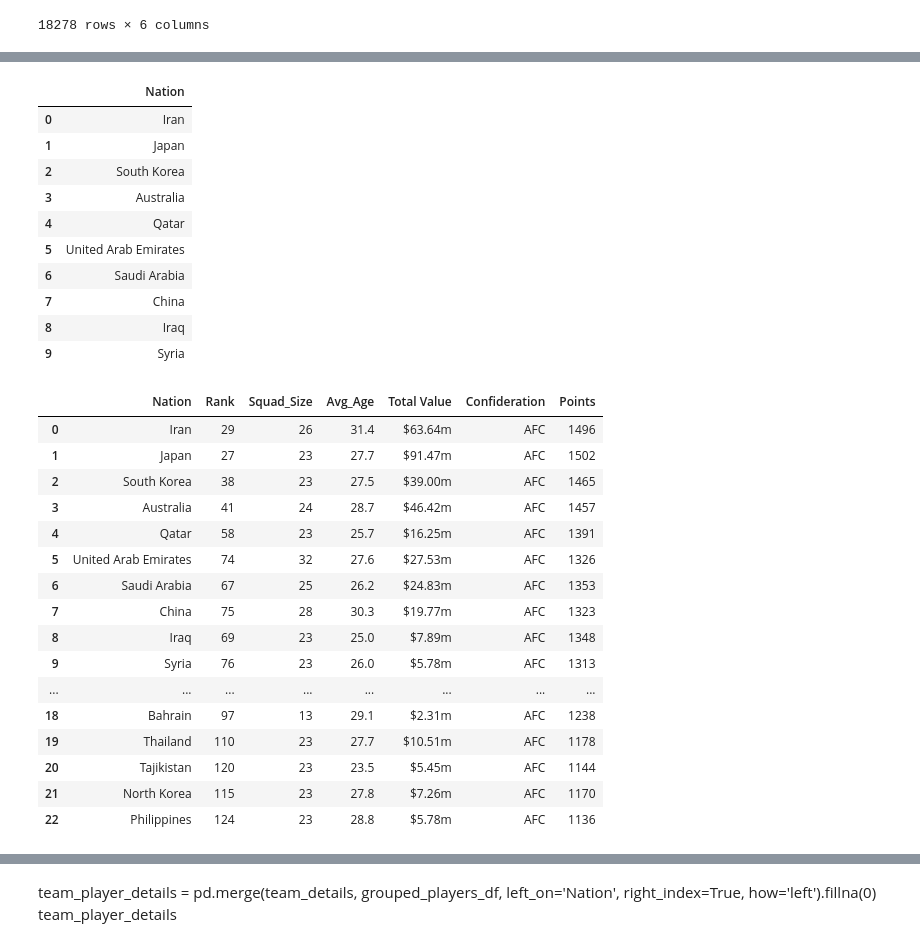
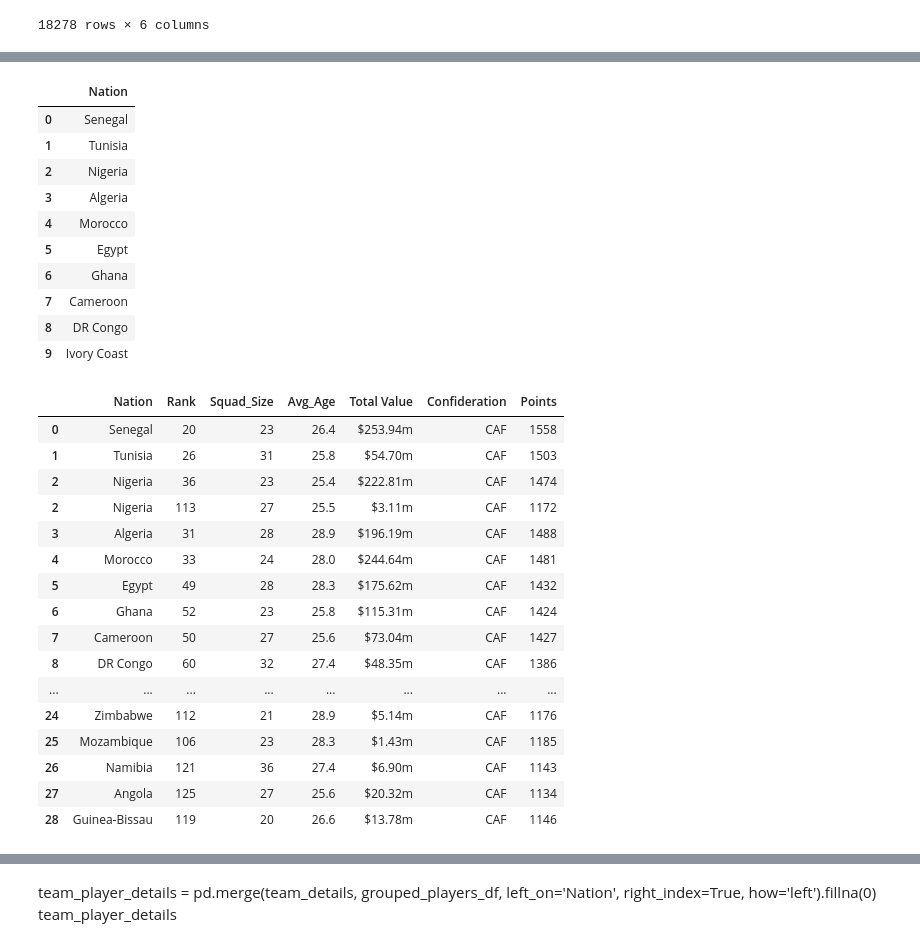
Before and after one commit to rajat3Illinois/2021_Spring_finals, a Jupyter notebook: WorldCupTeamPredictor.ipynb, the cells around one changed output, grey strips where cells are left out. Saved outputs shown, nothing was run; the diff lists cells and outputs as text; code cells hidden in the pictures.

```diff
--- a/WorldCupTeamPredictor.ipynb
+++ b/WorldCupTeamPredictor.ipynb
@@ -92,10 +162,10 @@ final_grouped_players_df
 # Merge_data_frame= data_frame.set_index('Nation')
 # Merge_data_frame
 # %%
-#AFC_teams = pd.read_csv("AFC.csv")
-#AFC_teams.head(10)
-Asia_Teams = pd.read_csv("Asia.csv")
-Asia_Teams.head(10)
+AFC_teams = pd.read_csv("AFC.csv")
+AFC_teams.head(10)
+#Asia_Teams = pd.read_csv("Asia.csv")
+#Asia_Teams.head(10)
 #North_America_teams = pd.read_csv("North_America.csv")
 #North_America_teams
 #South_America_teams = pd.read_csv("South_America.csv")
@@ -106,43 +176,44 @@ Asia_Teams.head(10)
 #UEFA_Teams
 # %% [output]
 |  | Nation |
-| 0 | Iran |
-| 1 | Japan |
-| 2 | South Korea |
-| 3 | Australia |
-| 4 | Qatar |
-| 5 | United Arab Emirates |
-| 6 | Saudi Arabia |
-| 7 | China |
-| 8 | Iraq |
-| 9 | Syria |
+| 0 | Senegal |
+| 1 | Tunisia |
+| 2 | Nigeria |
+| 3 | Algeria |
+| 4 | Morocco |
+| 5 | Egypt |
+| 6 | Ghana |
+| 7 | Cameroon |
+| 8 | DR Congo |
+| 9 | Ivory Coast |
 # %%
 #AFC_teams.dtypes
 # %%
-team_details = pd.merge(Asia_Teams, data_frame, left_on='Nation', right_index =True ,how='left')
+team_details = pd.merge(AFC_teams, data_frame, left_on='Nation', right_index =True ,how='left')
+#team_details = pd.merge(Asia_Teams, data_frame, left_on='Nation', right_index =True ,how='left')
 #team_details = pd.merge(North_America_teams, data_frame, left_on='Nation', right_index=True, how='left')
 #team_details = pd.merge(South_America_teams, data_frame, left_on='Nation', right_index=True, how='left')
 #team_details = pd.merge(Oceania_Teams, data_frame, left_on='Nation', right_index=True, how='left')
 #team_details = pd.merge(UEFA_Teams, data_frame, left_on='Nation', right_index=True, how='left')
 team_details
 # %% [output]
 |  | Nation | Rank | Squad_Size | Avg_Age | Total Value | Confideration | Points |
-| 0 | Iran | 29 | 26 | 31.4 | $63.64m | AFC | 1496 |
-| 1 | Japan | 27 | 23 | 27.7 | $91.47m | AFC | 1502 |
-| 2 | South Korea | 38 | 23 | 27.5 | $39.00m | AFC | 1465 |
-| 3 | Australia | 41 | 24 | 28.7 | $46.42m | AFC | 1457 |
-| 4 | Qatar | 58 | 23 | 25.7 | $16.25m | AFC | 1391 |
-| 5 | United Arab Emirates | 74 | 32 | 27.6 | $27.53m | AFC | 1326 |
-| 6 | Saudi Arabia | 67 | 25 | 26.2 | $24.83m | AFC | 1353 |
-| 7 | China | 75 | 28 | 30.3 | $19.77m | AFC | 1323 |
-| 8 | Iraq | 69 | 23 | 25.0 | $7.89m | AFC | 1348 |
-| 9 | Syria | 76 | 23 | 26.0 | $5.78m | AFC | 1313 |
+| 0 | Senegal | 20 | 23 | 26.4 | $253.94m | CAF | 1558 |
+| 1 | Tunisia | 26 | 31 | 25.8 | $54.70m | CAF | 1503 |
+| 2 | Nigeria | 36 | 23 | 25.4 | $222.81m | CAF | 1474 |
+| 2 | Nigeria | 113 | 27 | 25.5 | $3.11m | CAF | 1172 |
+| 3 | Algeria | 31 | 28 | 28.9 | $196.19m | CAF | 1488 |
+| 4 | Morocco | 33 | 24 | 28.0 | $244.64m | CAF | 1481 |
+| 5 | Egypt | 49 | 28 | 28.3 | $175.62m | CAF | 1432 |
+| 6 | Ghana | 52 | 23 | 25.8 | $115.31m | CAF | 1424 |
+| 7 | Cameroon | 50 | 27 | 25.6 | $73.04m | CAF | 1427 |
+| 8 | DR Congo | 60 | 32 | 27.4 | $48.35m | CAF | 1386 |
 | ... | ... | ... | ... | ... | ... | ... | ... |
-| 18 | Bahrain | 97 | 13 | 29.1 | $2.31m | AFC | 1238 |
-| 19 | Thailand | 110 | 23 | 27.7 | $10.51m | AFC | 1178 |
-| 20 | Tajikistan | 120 | 23 | 23.5 | $5.45m | AFC | 1144 |
-| 21 | North Korea | 115 | 23 | 27.8 | $7.26m | AFC | 1170 |
-| 22 | Philippines | 124 | 23 | 28.8 | $5.78m | AFC | 1136 |
+| 24 | Zimbabwe | 112 | 21 | 28.9 | $5.14m | CAF | 1176 |
+| 25 | Mozambique | 106 | 23 | 28.3 | $1.43m | CAF | 1185 |
+| 26 | Namibia | 121 | 36 | 27.4 | $6.90m | CAF | 1143 |
+| 27 | Angola | 125 | 27 | 25.6 | $20.32m | CAF | 1134 |
+| 28 | Guinea-Bissau | 119 | 20 | 26.6 | $13.78m | CAF | 1146 |
 # %%
 team_details = team_details.set_index("Nation")
 team_details
```
Also changed, not shown: parts of 21 cells of this notebook, 1 other file.
